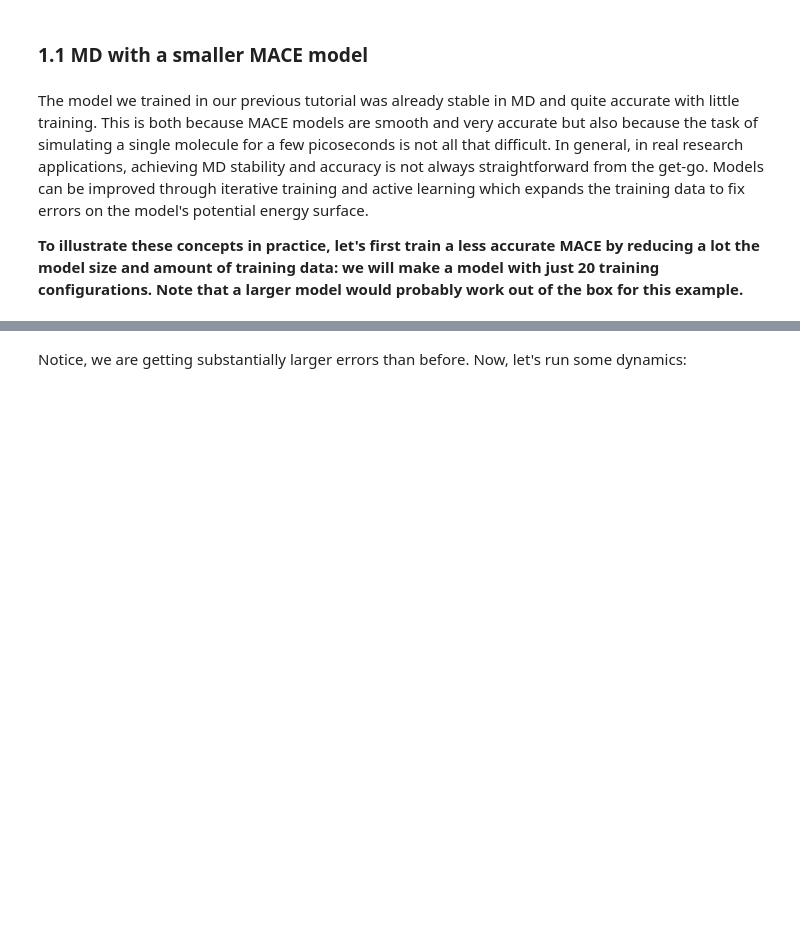
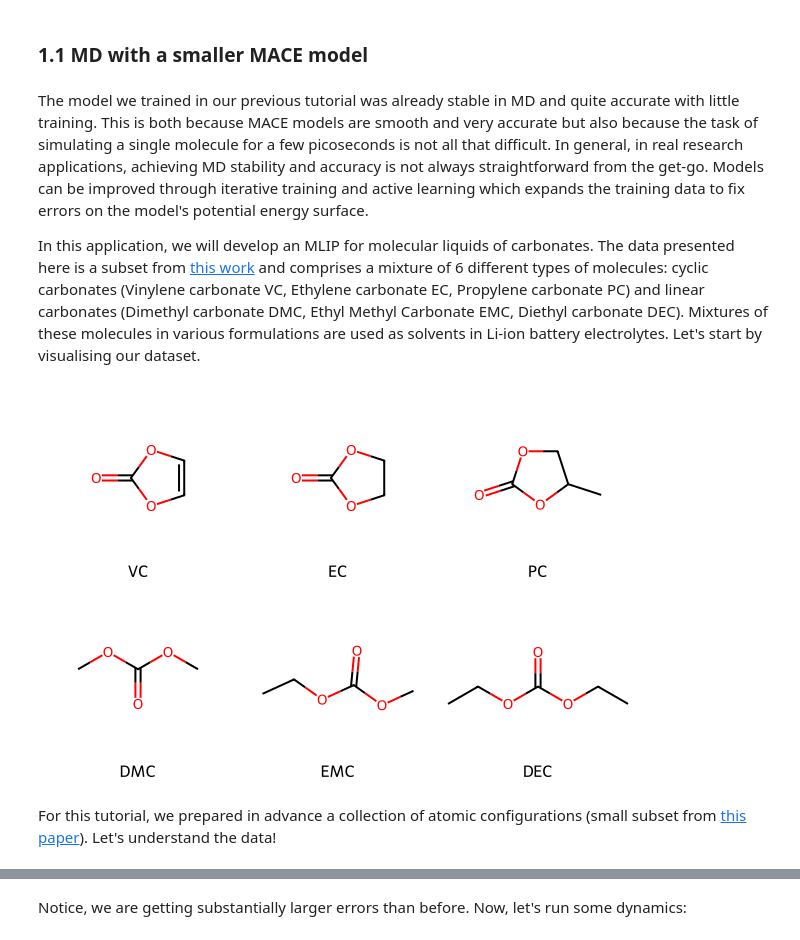
Before and after one commit to IsaacParker30/ccp5, a Jupyter notebook: T02_MACE_Practice_II.ipynb, the cells around one changed output, grey strips where cells are left out. Drawn from its saved outputs; the diff is of its cells as text; code cells hidden in the pictures; blank space fills up the shorter version.

```diff
--- a/T02_MACE_Practice_II.ipynb
+++ b/T02_MACE_Practice_II.ipynb
@@ -17,4 +41,27 @@ In this tutorial, you will learn how to improve MLIP models by using iterative t
 # %% [markdown]
 The model we trained in our previous tutorial was already stable in MD and quite accurate with little training. This is both because MACE models are smooth and very accurate but also because the task of simulating a single molecule for a few picoseconds is not all that difficult. In general, in real research applications, achieving MD stability and accuracy is not always straightforward from the get-go. Models can be improved through iterative training and active learning which expands the training data to fix errors on the model's potential energy surface.
 
-**To illustrate these concepts in practice, let's first train a less accurate MACE by reducing a lot the model size and amount of training data: we will make a model with just 20 training configurations. Note that a larger model would probably work out of the box for this example.**
+In this application, we will develop an MLIP for molecular liquids of carbonates. The data presented here is a subset from [this work](https://doi.org/10.1021/acs.jpcb.2c03746) and comprises a mixture of 6 different types of molecules: cyclic carbonates (Vinylene carbonate VC, Ethylene carbonate EC, Propylene carbonate PC) and linear carbonates (Dimethyl carbonate DMC, Ethyl Methyl Carbonate EMC, Diethyl carbonate DEC). Mixtures of these molecules in various formulations are used as solvents in Li-ion battery electrolytes. Let's start by visualising our dataset.
+# %%
+from rdkit import Chem
+from rdkit.Chem import Draw
+
+# choose your device here.
+#device = 'cpu'
+device =  'cuda'
+
+# SMILES strings for each molecule
+sm_dict = {
+    'VC': 'c1coc(=O)o1',
+    'EC': 'C1COC(=O)O1',
+    'PC': 'CC1COC(=O)O1',
+    'DMC': 'COC(=O)OC',
+    'EMC': 'CCOC(=O)OC',
+    'DEC': 'CCOC(=O)OCC'
+}
+
+Draw.MolsToGridImage([Chem.MolFromSmiles(sm_dict[mol]) for mol in sm_dict], legends=list(sm_dict.keys()))
+# %% [output]
+[figure, added]
+# %% [markdown]
+For this tutorial, we prepared in advance a collection of atomic configurations (small subset from [this paper](https://doi.org/10.1021/acs.jpcb.2c03746)). Let's understand the data!
```
Also changed, not shown: parts of 16 cells of this notebook, 2 other files.
